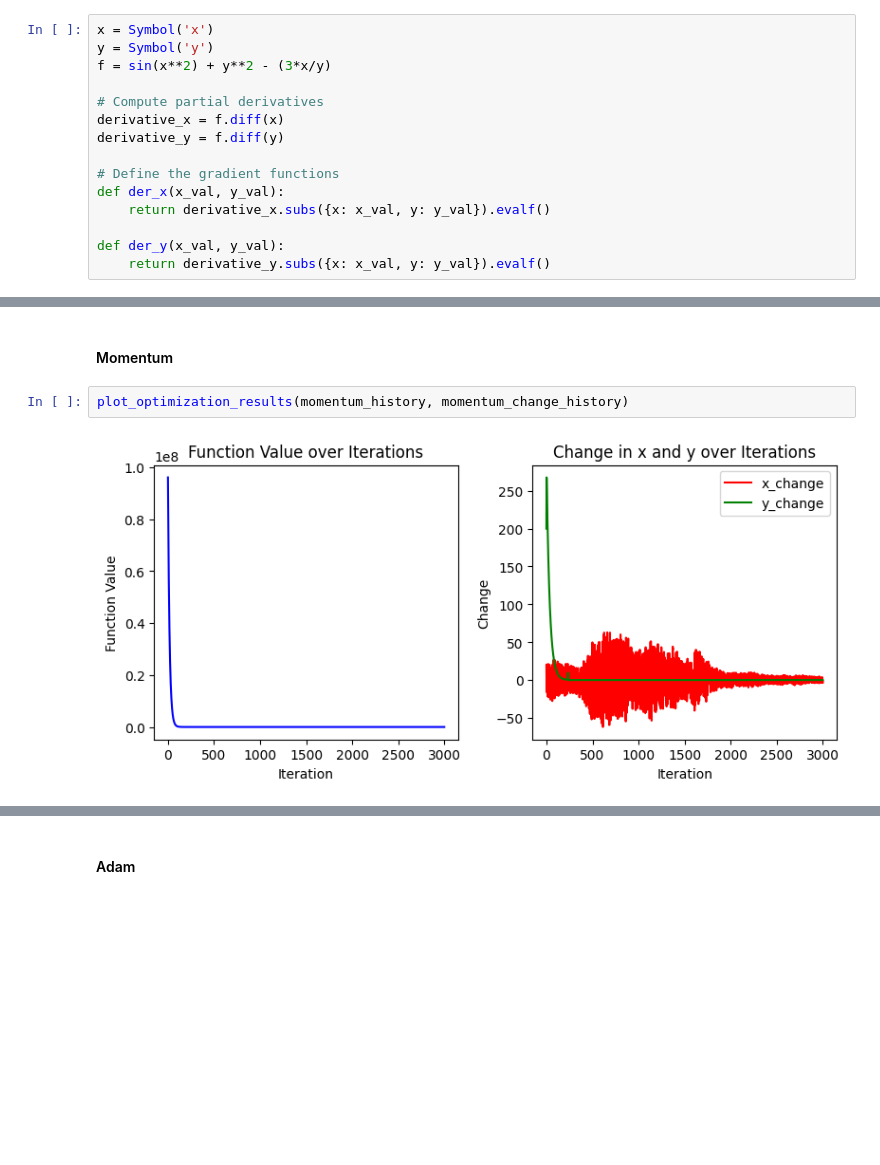
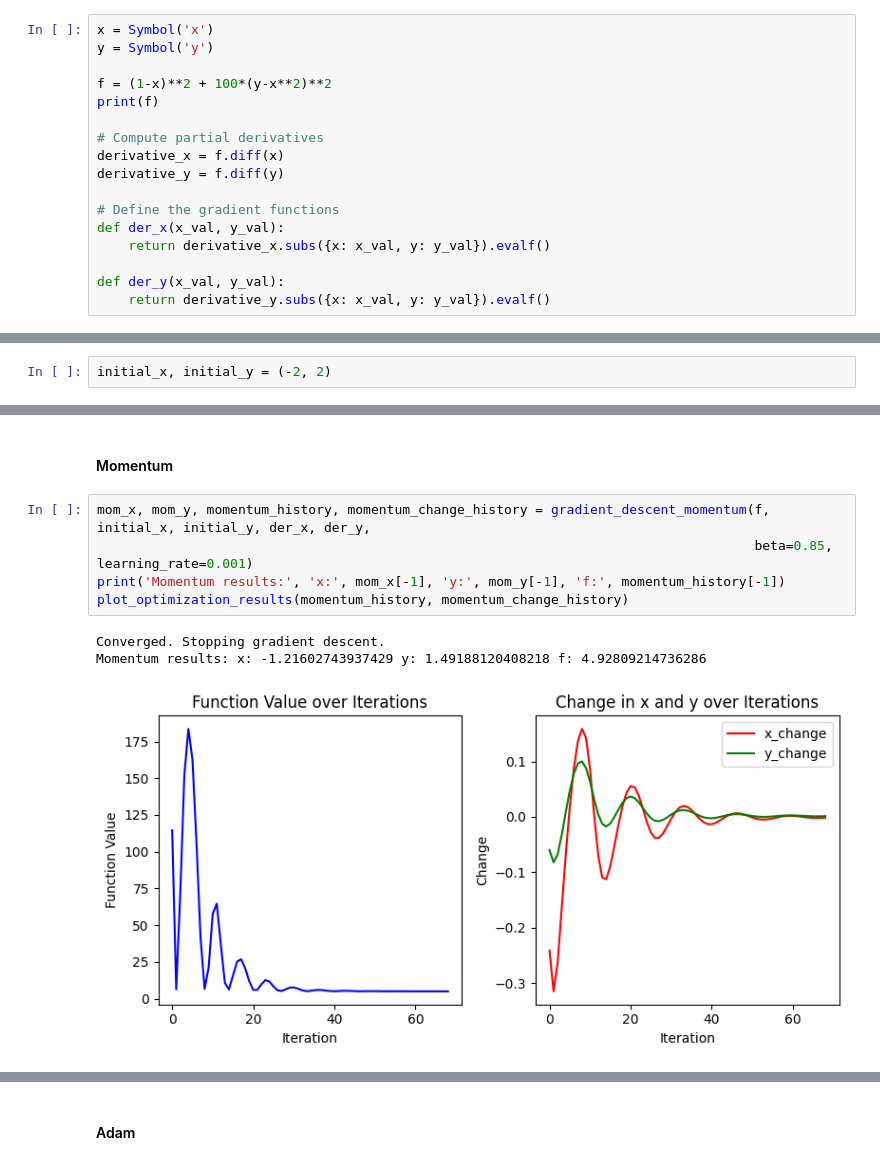
Before and after one commit to THECODEDEMOGORGON/mlt_homeworks, a Jupyter notebook: hw_2(task3).ipynb, the cells around one changed output, grey strips where cells are left out. Cells and saved outputs as stored; diff of their text form; blank space fills up the shorter version.

```diff
--- a/hw_2(task3).ipynb
+++ b/hw_2(task3).ipynb
@@ -74,7 +138,9 @@ def adam_optimizer(f, der_x, der_y, x_curr, y_curr, learning_rate=0.001, beta1=0
 # %%
 x = Symbol('x')
 y = Symbol('y')
-f = sin(x**2) + y**2 - (3*x/y)
+
+f = (1-x)**2 + 100*(y-x**2)**2
+print(f)
 
 # Compute partial derivatives
 derivative_x = f.diff(x)
@@ -137 +184,3 @@ Iteration 3000: x = 7610.64631867240, y = -22.5602000954725, f(x, y) = 1520.2033
+# %%
+initial_x, initial_y = (-2, 2)
 # %% [markdown]
@@ -161,7 +210,12 @@ def plot_optimization_results(function_values, changes):
     plt.show()
 # %% [markdown]
 #### Momentum
-# %%
-plot_optimization_results(momentum_history, momentum_change_history)
-# %% [output]
-[figure, removed]
+# %%
+mom_x, mom_y, momentum_history, momentum_change_history = gradient_descent_momentum(f, initial_x, initial_y, der_x, der_y,
+                                                                                    beta=0.85, learning_rate=0.001)
+print('Momentum results:', 'x:', mom_x[-1], 'y:', mom_y[-1], 'f:', momentum_history[-1])
+plot_optimization_results(momentum_history, momentum_change_history)
+# %% [output]
+Converged. Stopping gradient descent.
+Momentum results: x: -1.21602743937429 y: 1.49188120408218 f: 4.92809214736286
+[figure, added]
```
Also changed, not shown: parts of 18 cells of this notebook.
